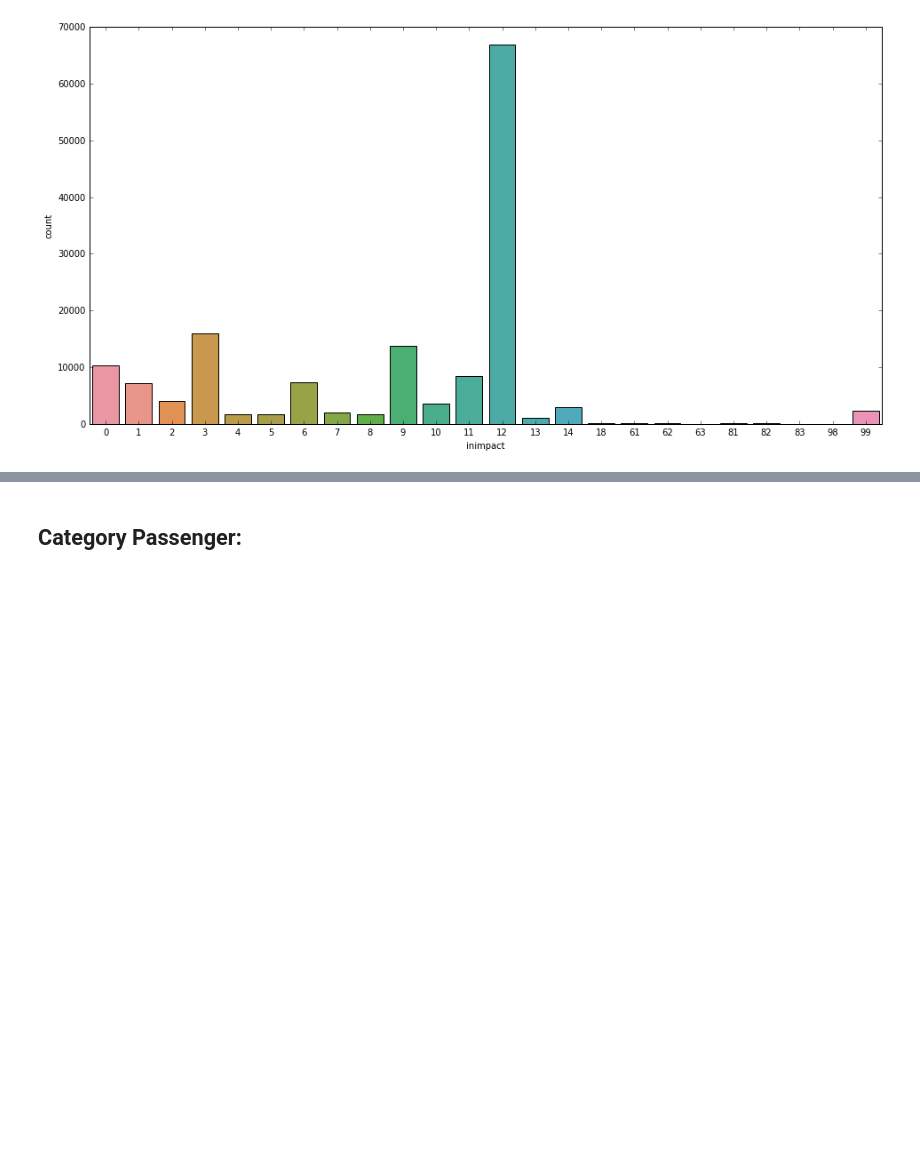
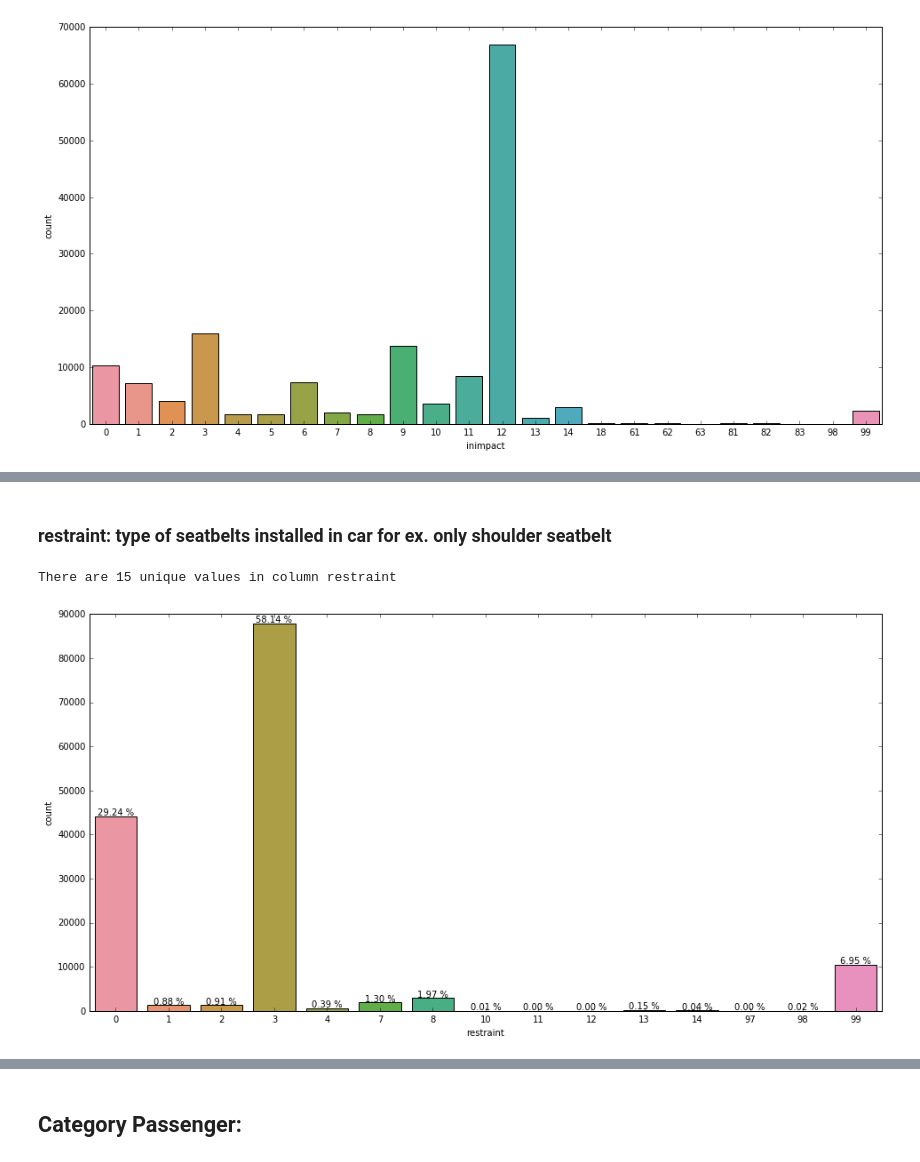
Before and after one commit to sohaibomr/data_analysis-FARS, a Jupyter notebook: eda_fars.ipynb, the cells around one changed output, grey strips where cells are left out. Cells and saved outputs as stored; diff of their text form; code cells hidden in the pictures; blank space fills up the shorter version.

```diff
--- a/eda_fars.ipynb
+++ b/eda_fars.ipynb
@@ -124,0 +147,8 @@ ax = sns.countplot(x='inimpact', data=inimpact_df)
+# %% [markdown]
+### restraint: type of seatbelts installed in car for ex. only shoulder seatbelt
+# %%
+show_unique('restraint', data)
+count_plot('restraint', 'x', data, 'show')
+# %% [output]
+There are 15 unique values in column restraint
+[figure, added]
```
Also changed, not shown: parts of 10 cells of this notebook, 9 other files.
